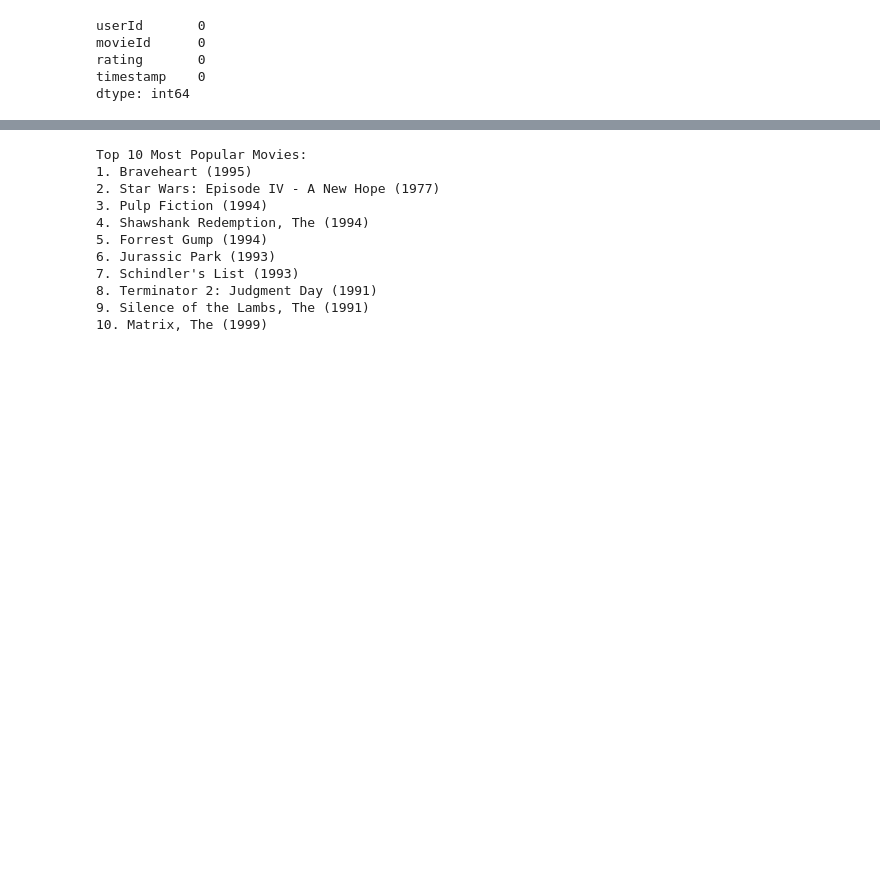
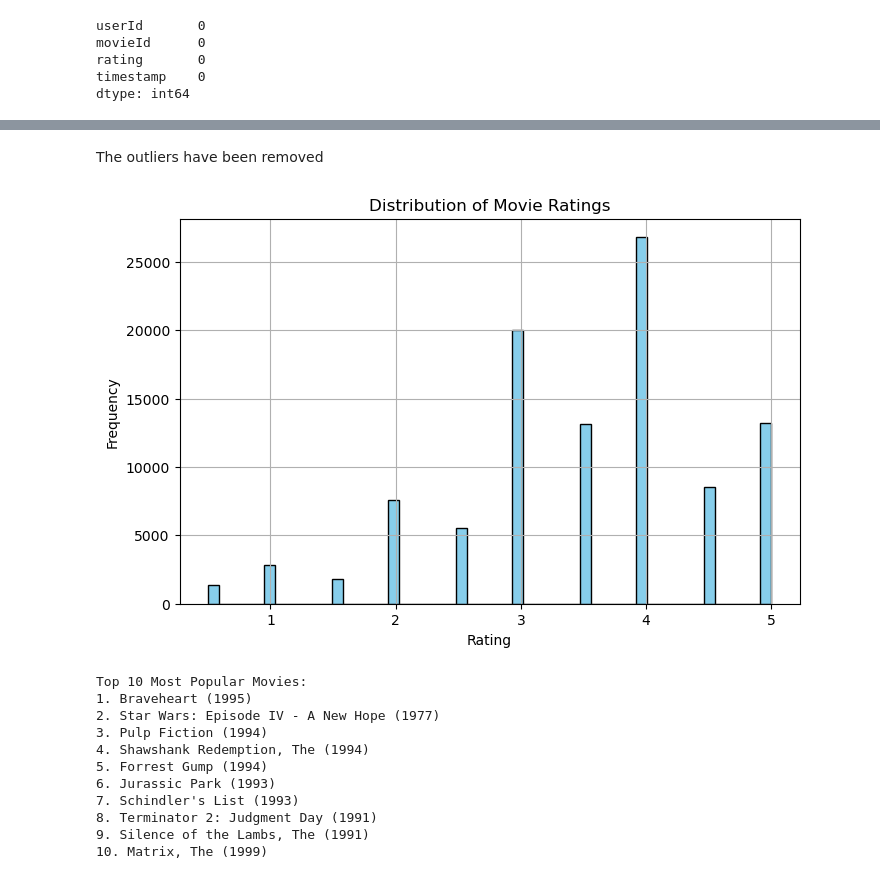
Before and after one commit to lewis-mawira/phase-4-project, a Jupyter notebook: Untitled.ipynb, the cells around one changed output, grey strips where cells are left out. Drawn from its saved outputs; the diff is of its cells as text; code cells hidden in the pictures; blank space fills up the shorter version.

```diff
--- a/Untitled.ipynb
+++ b/Untitled.ipynb
@@ -165,3 +230,16 @@ plt.show()
+# %% [markdown]
+The outliers have been removed
+# %%
+# Visualize the distribution of movie ratings
+plt.figure(figsize=(8, 5))
+plt.hist(ratings['rating'], bins=50, color='skyblue', edgecolor='black')
+plt.title('Distribution of Movie Ratings')
+plt.xlabel('Rating')
+plt.ylabel('Frequency')
+plt.grid(True)
+plt.show()
+# %% [output]
+[figure, added]
 # %%
 # Identify the most popular movies based on the number of ratings
 movie_rating_counts = ratings['movieId'].value_counts()
```
Also changed, not shown: parts of 58 cells of this notebook.
